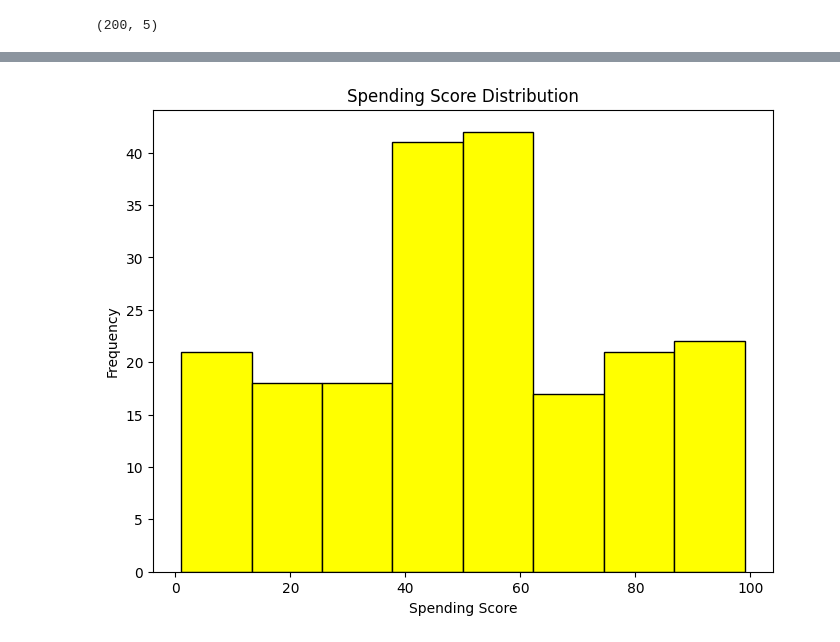
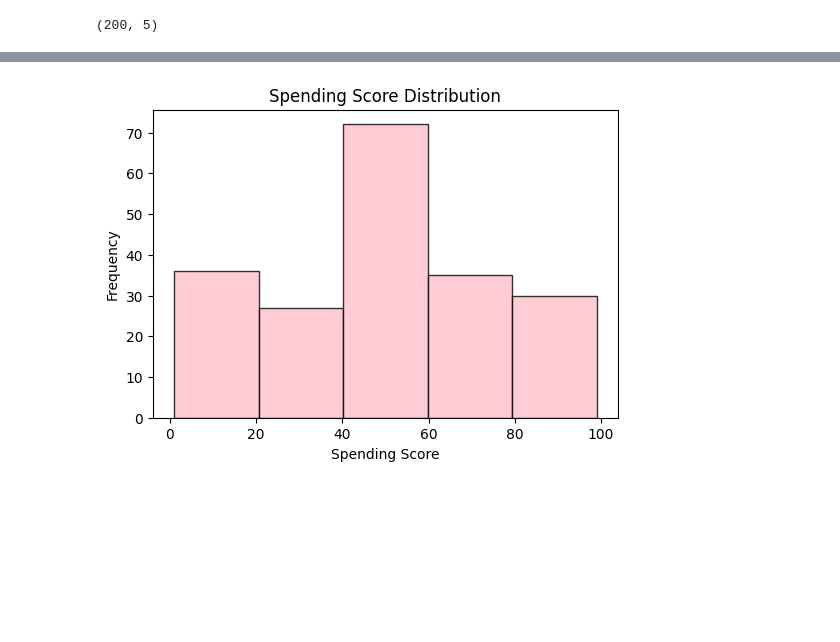
Before and after one commit to Anjali0421/summer-course, a Jupyter notebook: EDA.ipynb, the cells around one changed output, grey strips where cells are left out. Cells and saved outputs as stored; diff of their text form; code cells hidden in the pictures; blank space fills up the shorter version.

```diff
--- a/EDA.ipynb
+++ b/EDA.ipynb
@@ -62,11 +66,11 @@ plt.show()
 # %%
 # Create histogram for spending score distribution
-plt.figure(figsize=(8, 6))
-plt.hist(df['Spending Score'],color='yellow',bins=8, edgecolor= 'black')
+plt.figure(figsize=(6, 4))
+plt.hist(df['Spending Score'],color='pink',edgecolor= 'black',bins=5,alpha=0.8)
 plt.title('Spending Score Distribution')
 plt.xlabel('Spending Score')
 plt.ylabel('Frequency')
 plt.savefig('spending_score_histogram.png')
 plt.show()
 # %% [output]
-[figure, old version]
+[figure, new version]
```
Also changed, not shown: parts of 10 cells of this notebook.
